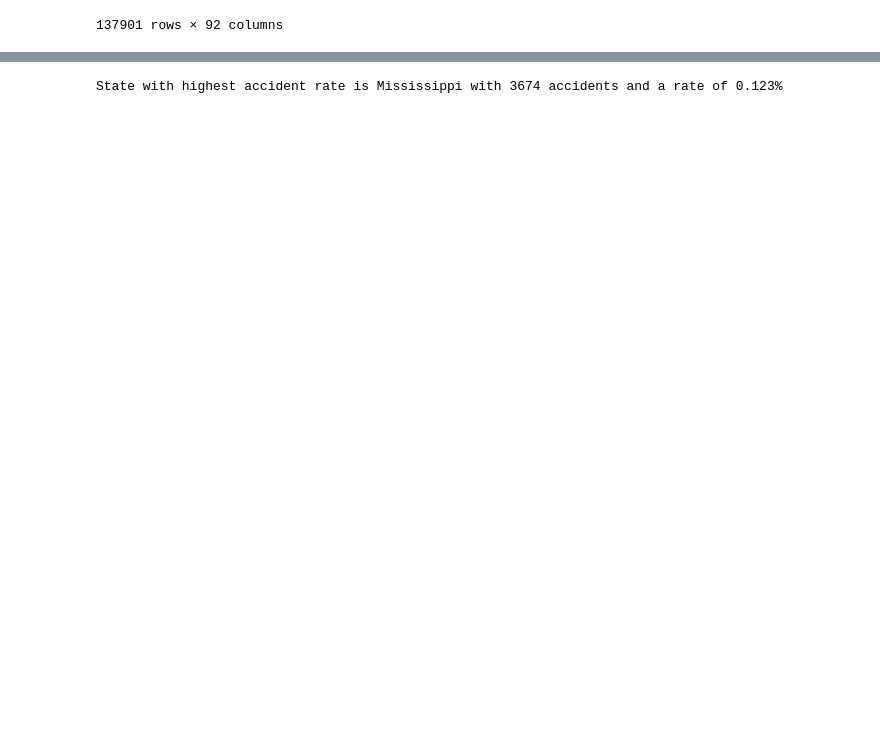
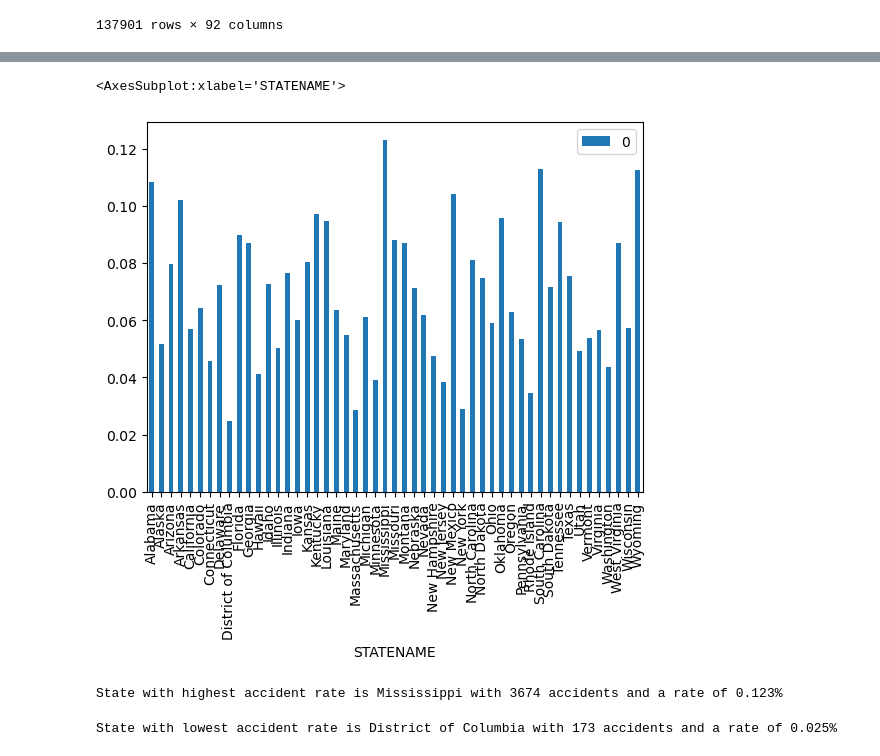
Before and after one commit to Jasneel/WeatherVsAccidents, a Jupyter notebook: jd_test-Copy1.ipynb, the cells around one changed output, grey strips where cells are left out. Saved outputs shown, nothing was run; the diff lists cells and outputs as text; code cells hidden in the pictures; blank space fills up the shorter version.

```diff
--- a/jd_test-Copy1.ipynb
+++ b/jd_test-Copy1.ipynb
@@ -311,7 +243,8 @@ Name: VE_TOTAL, dtype: int64
 # %%
-accident_rate = total_accidents.div(total_population)*100
-fd = pd.DataFrame(accident_rate)
-fd["STATENAME"] = fd.index
+accident_rate = total_accidents.div(total_population) * 100
+
+accident_rate_df = pd.DataFrame(accident_rate)
+accident_rate_df["STATENAME"] = accident_rate_df.index
 
 total_accidents = pd.DataFrame(total_accidents)
-accident_rate
+total_population = pd.DataFrame(total_population)
@@ -336 +271,6 @@ dtype: float64
+# %%
+accident_rate_df.plot(kind='bar')
+# %% [output]
+<AxesSubplot:xlabel='STATENAME'>
+[figure, added]
 # %%
@@ -344,3 +284,15 @@ num= misp["VE_TOTAL"][0]
 print(f"State with highest accident rate is {max_val_col2} with {num} accidents and a rate of {max_val_col1}%")
 # %% [output]
 State with highest accident rate is Mississippi with 3674 accidents and a rate of 0.123%
+# %%
+min_idx = accident_rate_df[0].idxmin()
+
+min_val_col1 = round(accident_rate_df.loc[min_idx, 0],3)
+min_val_col2 = accident_rate_df.loc[min_idx, 'STATENAME']
+
+misp = total_accidents[(total_accidents.index == min_val_col2)]
+num= misp["VE_TOTAL"][0]
+
+print(f"State with lowest accident rate is {min_val_col2} with {num} accidents and a rate of {min_val_col1}%")
+# %% [output]
+State with lowest accident rate is District of Columbia with 173 accidents and a rate of 0.025%
```
Also changed, not shown: parts of 20 cells of this notebook.
